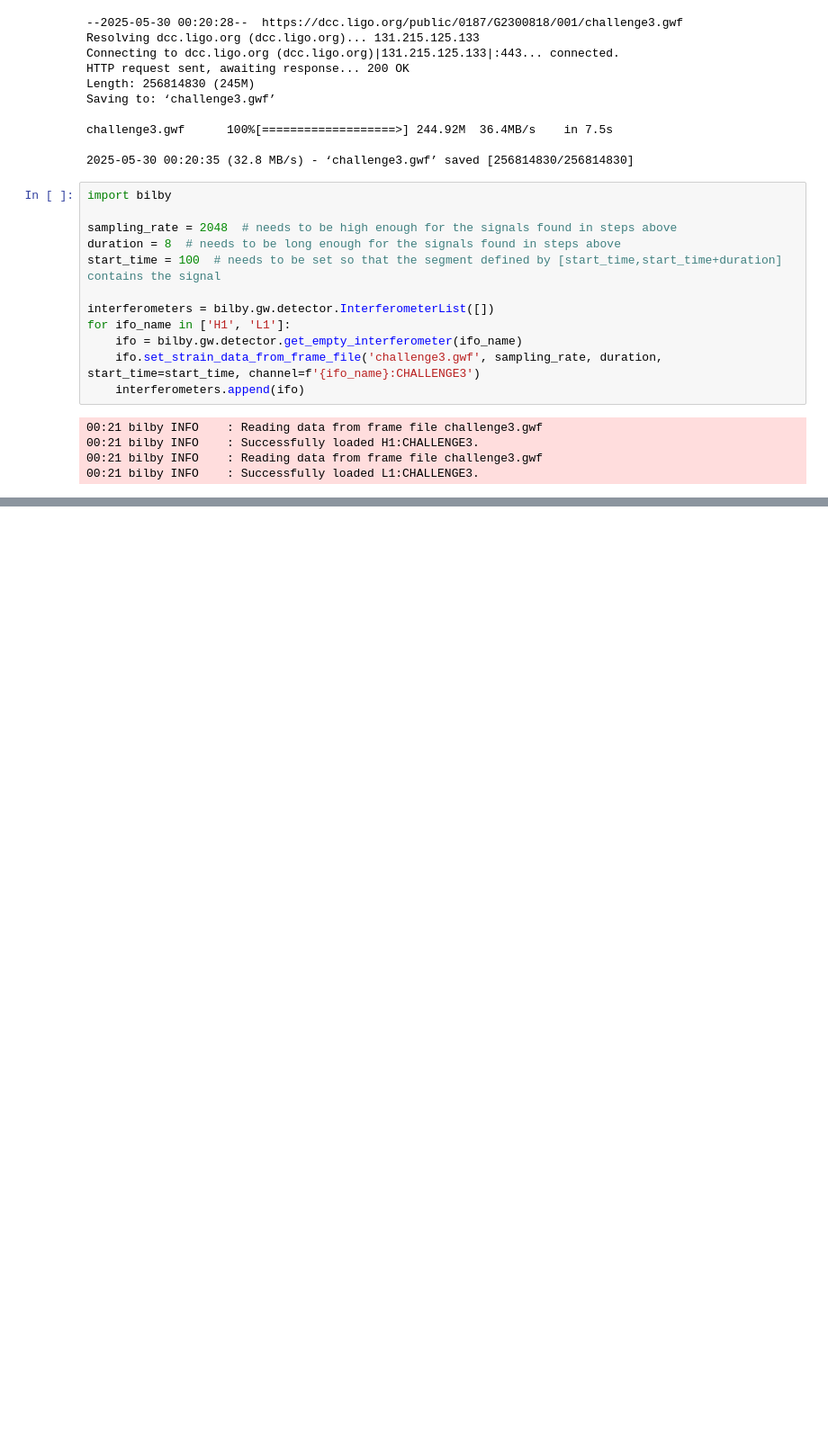
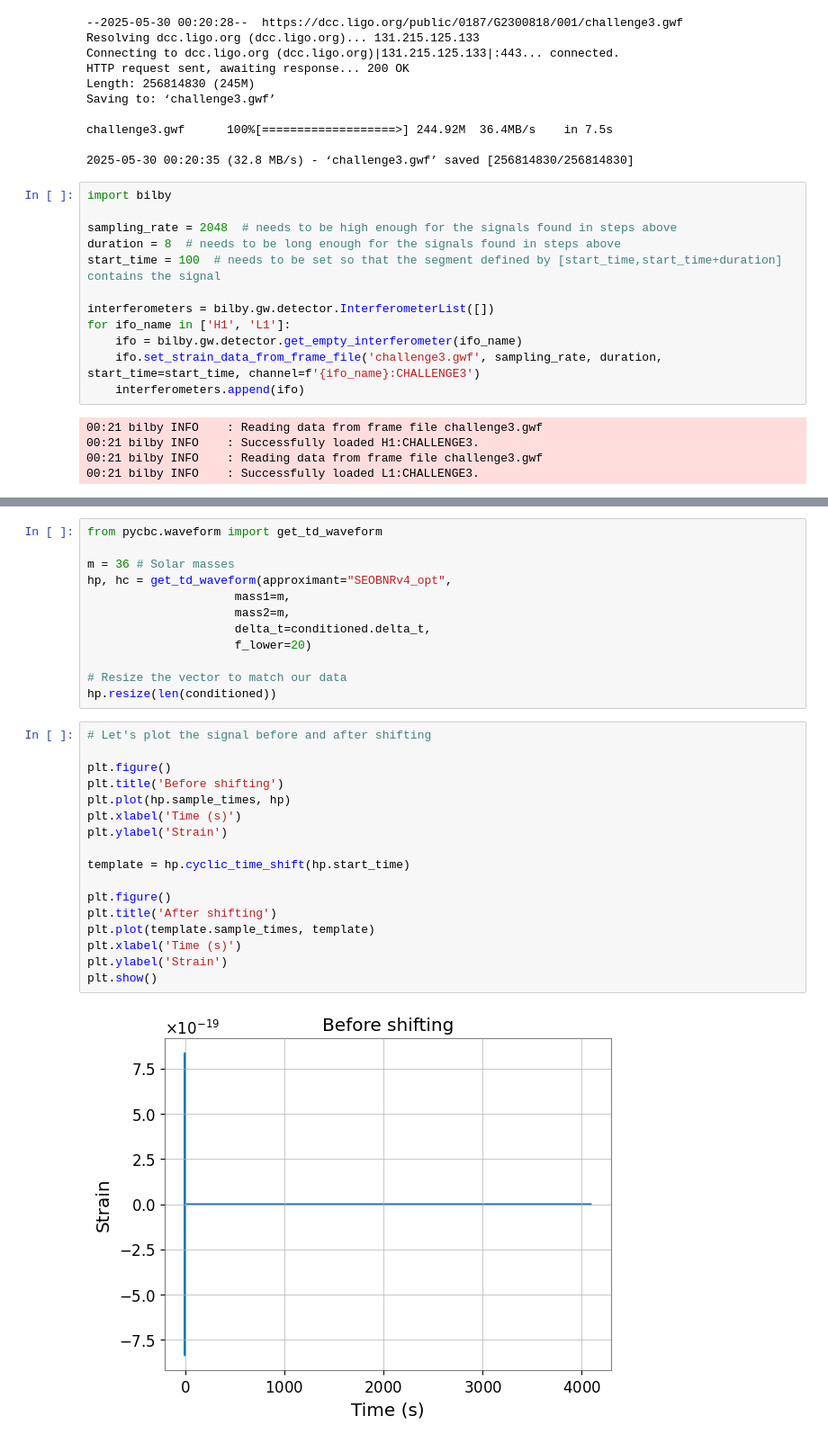
Before and after one commit to dpl5435/GWOSC-Project, a Jupyter notebook: Challenge3.ipynb, the cells around one changed output, grey strips where cells are left out. Shown: that part at 90% size. Saved outputs shown, nothing was run; the diff lists cells and outputs as text; blank space fills up the shorter version.

```diff
--- a/Challenge3.ipynb
+++ b/Challenge3.ipynb
@@ -50,0 +95,31 @@ for ifo_name in ['H1', 'L1']:
+# %%
+from pycbc.waveform import get_td_waveform
+
+m = 36 # Solar masses
+hp, hc = get_td_waveform(approximant="SEOBNRv4_opt",
+                     mass1=m,
+                     mass2=m,
+                     delta_t=conditioned.delta_t,
+                     f_lower=20)
+
+# Resize the vector to match our data
+hp.resize(len(conditioned))
+# %%
+# Let's plot the signal before and after shifting
+
+plt.figure()
+plt.title('Before shifting')
+plt.plot(hp.sample_times, hp)
+plt.xlabel('Time (s)')
+plt.ylabel('Strain')
+
+template = hp.cyclic_time_shift(hp.start_time)
+
+plt.figure()
+plt.title('After shifting')
+plt.plot(template.sample_times, template)
+plt.xlabel('Time (s)')
+plt.ylabel('Strain')
+plt.show()
+# %% [output]
+[figure, added]
```
Also changed, not shown: parts of 5 cells of this notebook.
